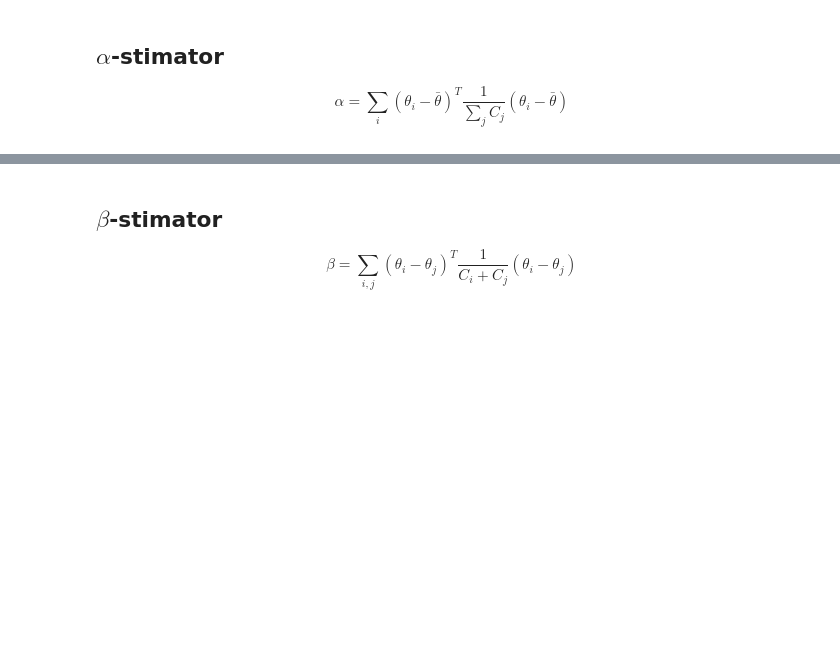
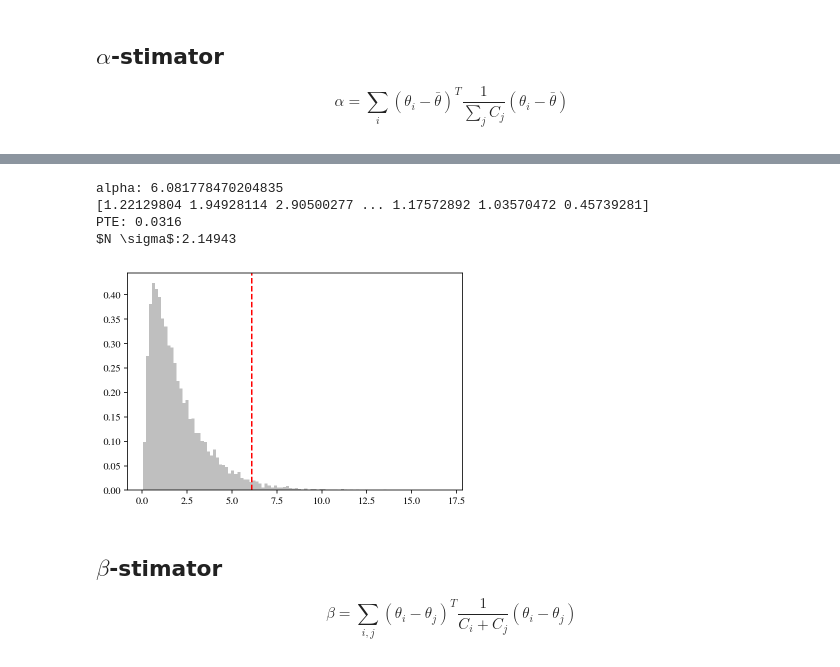
Before and after one commit to matiasleize/multimeter, a Jupyter notebook: notebooks/centroid distributions/7.1multidimenrional_qdm_with_data.ipynb, the cells around one changed output, grey strips where cells are left out. Cells and saved outputs as stored; diff of their text form; code cells hidden in the pictures; blank space fills up the shorter version.

```diff
--- a/notebooks/centroid distributions/7.1multidimenrional_qdm_with_data.ipynb
+++ b/notebooks/centroid distributions/7.1multidimenrional_qdm_with_data.ipynb
@@ -127,3 +131,22 @@ delta_theta_D = mean_D - mean_bar
+# %%
+samps_A_H0 = np.random.multivariate_normal(0*mean_A, cov_A, size=num_samples)
+samps_B_H0 = np.random.multivariate_normal(0*mean_B, cov_B, size=num_samples)
+samps_C_H0 = np.random.multivariate_normal(0*mean_C, cov_C, size=num_samples)
+samps_D_H0 = np.random.multivariate_normal(0*mean_D, cov_D, size=num_samples)
+samps_bar_H0 = np.random.multivariate_normal(0*mean_bar, cov_bar, size=num_samples)
+
+samps_delta_theta_AB_H0 = samps_A_H0 - samps_B_H0
+samps_delta_theta_AC_H0 = samps_A_H0 - samps_C_H0
+samps_delta_theta_BC_H0 = samps_B_H0 - samps_C_H0
+samps_delta_theta_AD_H0 = samps_A_H0 - samps_D_H0
+samps_delta_theta_BD_H0 = samps_B_H0 - samps_D_H0
+samps_delta_theta_CD_H0 = samps_C_H0 - samps_D_H0
+
+
+samps_delta_theta_A_H0 = samps_A_H0 - samps_bar_H0
+samps_delta_theta_B_H0 = samps_B_H0 - samps_bar_H0
+samps_delta_theta_C_H0 = samps_C_H0 - samps_bar_H0
+samps_delta_theta_D_H0 = samps_D_H0 - samps_bar_H0
 # %% [markdown]
 ## $\alpha$-stimator
 
@@ -209,3 +156,39 @@ n_sigma: 1.72892
+# %%
+# Utility function to convert confidence level to sigma level
+def from_confidence_to_sigma(confidence):
+    return np.sqrt(2) * erfinv(confidence)
+
+A_matrix = np.linalg.inv(cov_tot)
+
+alpha = np.dot(delta_theta_A.T,np.dot(A_matrix, delta_theta_A)) \
+      + np.dot(delta_theta_B.T,np.dot(A_matrix, delta_theta_B)) \
+      + np.dot(delta_theta_C.T,np.dot(A_matrix, delta_theta_C)) \
+      + np.dot(delta_theta_D.T,np.dot(A_matrix, delta_theta_D))
+
+print(r'alpha: {}'.format(alpha))
+
+samples_H0 = np.zeros(num_samples)
+for i in range(len(samples_H0)):
+    samples_H0[i] = \
+      np.dot(samps_delta_theta_A_H0[i,:].T,np.dot(A_matrix, samps_delta_theta_A_H0[i,:])) \
+    + np.dot(samps_delta_theta_B_H0[i,:].T,np.dot(A_matrix, samps_delta_theta_B_H0[i,:]))\
+    + np.dot(samps_delta_theta_C_H0[i,:].T,np.dot(A_matrix, samps_delta_theta_C_H0[i,:]))\
+    + np.dot(samps_delta_theta_D_H0[i,:].T,np.dot(A_matrix, samps_delta_theta_D_H0[i,:]))
+
+
+plt.hist(samples_H0, bins=100, density=True, alpha=0.5, color='gray', label='H0 samples')
+plt.axvline(alpha, color='red', linestyle='--', label='alpha')
+
+print(samples_H0)
+PTE = samples_H0[samples_H0 > alpha].size/samples_H0.size
+print('PTE: {}'.format(PTE))
+print(r'$N \sigma$:{:4g}'.format(np.sqrt(2) * erfcinv(PTE)))
+# %% [output]
+alpha: 6.081778470204835
+[1.22129804 1.94928114 2.90500277 ... 1.17572892 1.03570472 0.45739281]
+PTE: 0.0316
+$N \sigma$:2.14943
+[figure, added]
 # %% [markdown]
 ## $\beta$-stimator
 
```
Also changed, not shown: parts of 15 cells of this notebook, 29 other files.
